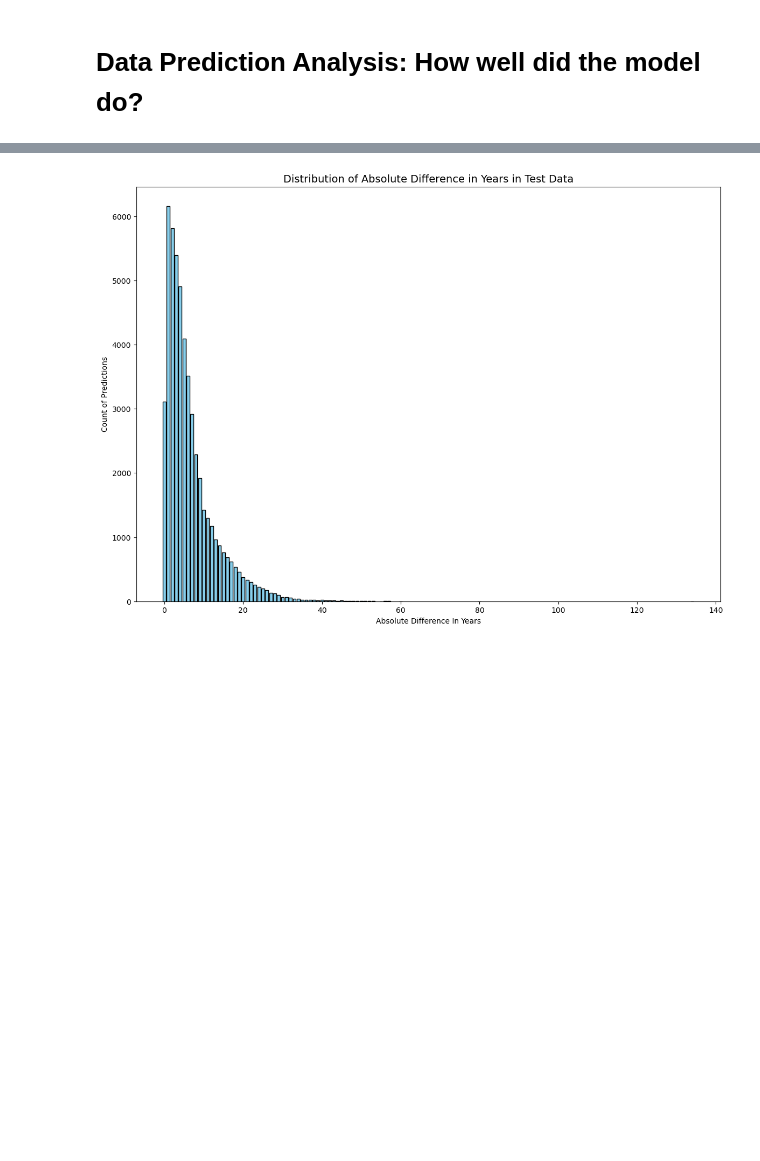
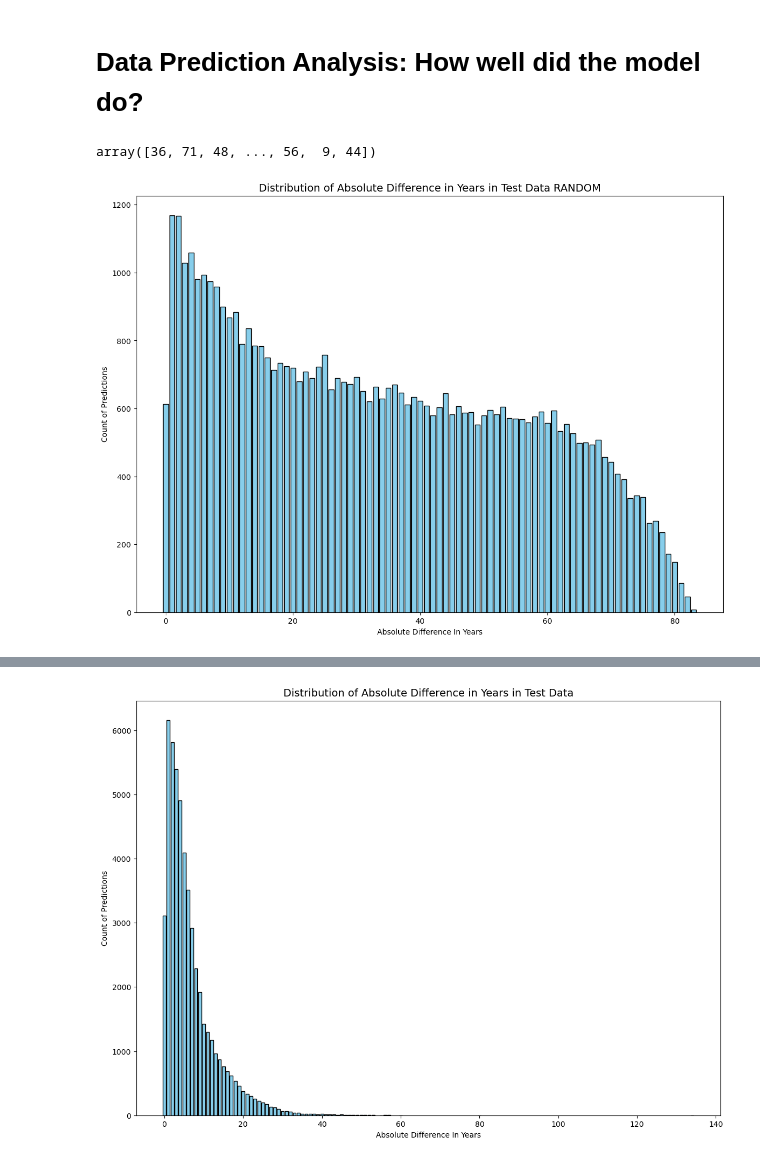
Before and after one commit to Skillz619/CMPE-255-Team-Project, a Jupyter notebook: Project.ipynb, the cells around one changed output, grey strips where cells are left out. Drawn from its saved outputs; the diff is of its cells as text; code cells hidden in the pictures; blank space fills up the shorter version.

```diff
--- a/Project.ipynb
+++ b/Project.ipynb
@@ -277,6 +279,25 @@ result_rounded
 array([1993, 2006, 2001, ..., 2003, 2000, 2001])
 # %% [markdown]
 # Data Prediction Analysis: How well did the model do?
+# %%
+# predict at random
+min_val, max_val = min(testing_year), max(testing_year)
+random_predictions = np.random.randint(min_val, max_val, size=len(testing_year))
+difference = abs(random_predictions - testing_year)
+difference
+# %% [output]
+array([36, 71, 48, ..., 56,  9, 44])
+# %%
+unique_values, frequencies = np.unique(difference, return_counts=True)
+
+plt.figure(figsize=(14, 10))
+plt.bar(unique_values, frequencies, color='skyblue', edgecolor='black')
+plt.title('Distribution of Absolute Difference in Years in Test Data RANDOM', fontsize=14)
+plt.xlabel('Absolute Difference In Years')
+plt.ylabel('Count of Predictions')
+plt.show()
+# %% [output]
+[figure, added]
 # %%
 difference = abs(result_rounded - testing_year)
 difference
```
Also changed, not shown: parts of 5 cells of this notebook.
